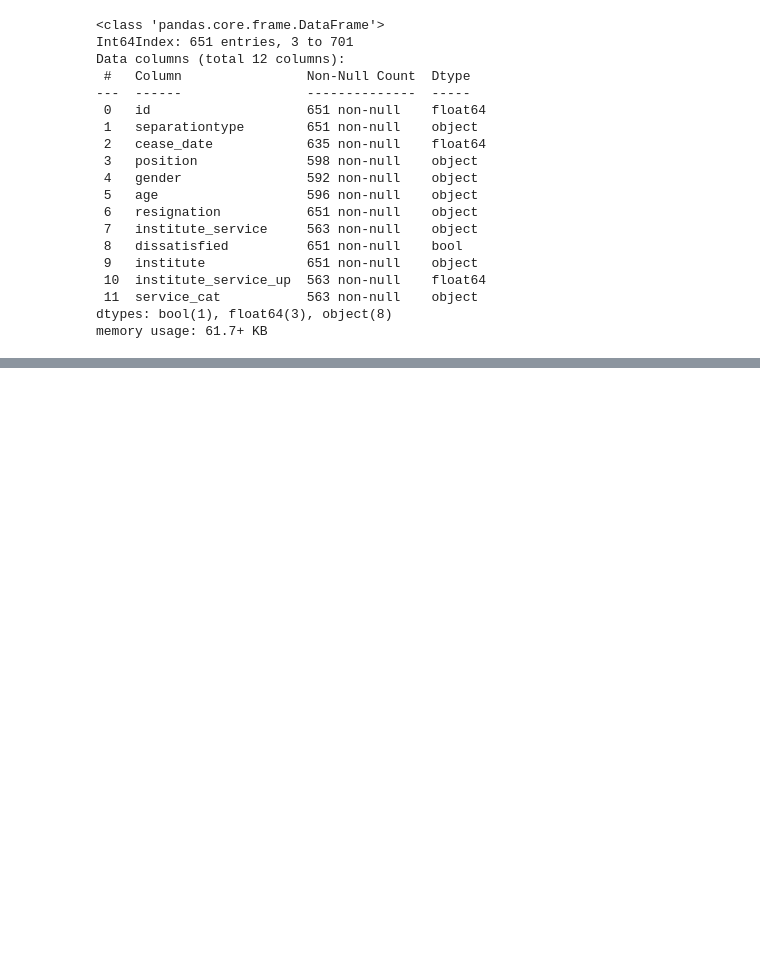
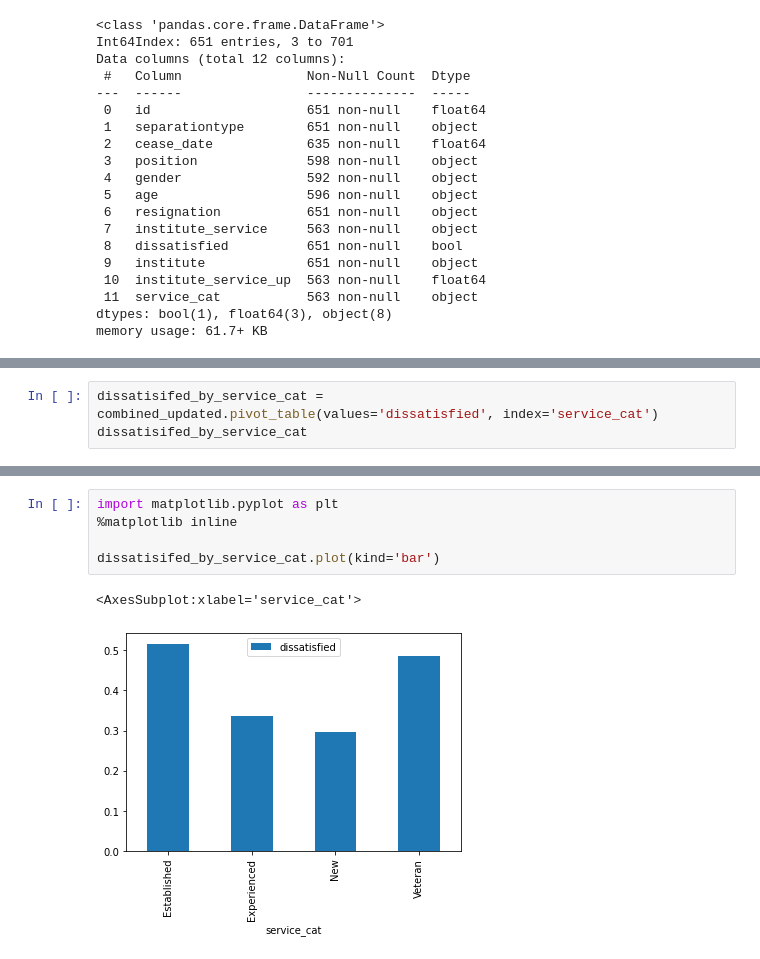
Before and after one commit to timwoodland/Clean_and_Analyse_Employee_Exit_Surveys_project, a Jupyter notebook: Clean_and_Analyse_Employee_Exit_Surveys_project.ipynb, the cells around one changed output, grey strips where cells are left out. Saved outputs shown, nothing was run; the diff lists cells and outputs as text; blank space fills up the shorter version.

```diff
--- a/Clean_and_Analyse_Employee_Exit_Surveys_project.ipynb
+++ b/Clean_and_Analyse_Employee_Exit_Surveys_project.ipynb
@@ -835,0 +844,3 @@ memory usage: 61.7+ KB
+# %%
+dissatisifed_by_service_cat = combined_updated.pivot_table(values='dissatisfied', index='service_cat')
+dissatisifed_by_service_cat
@@ -835,0 +854,8 @@ memory usage: 61.7+ KB
+# %%
+import matplotlib.pyplot as plt
+%matplotlib inline
+
+dissatisifed_by_service_cat.plot(kind='bar')
+# %% [output]
+<AxesSubplot:xlabel='service_cat'>
+[figure, added]
```
Also changed, not shown: parts of 9 cells of this notebook.
